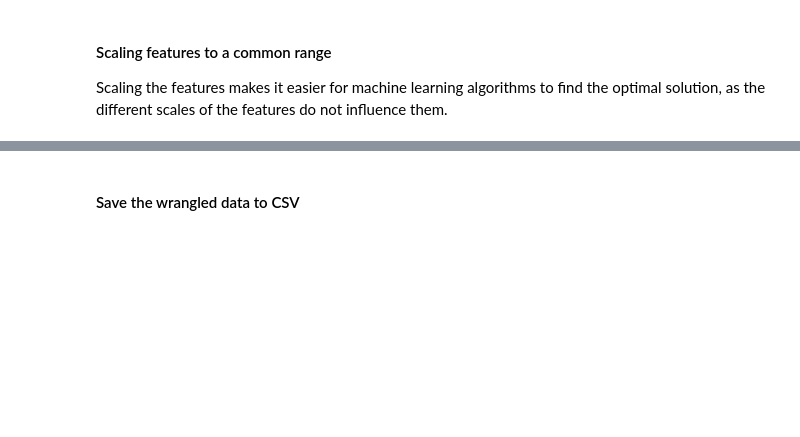
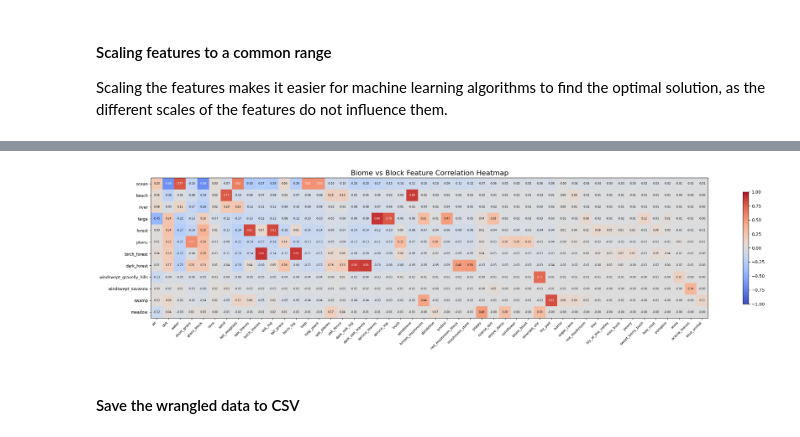
Before and after one commit to TempeHS/2026SE_MLOPSTask_Jasper.L, a Jupyter notebook: 2.Model_Development/2.1.Data_Wrangling/2.1.2.data_wrangling.ipynb, the cells around one changed output, grey strips where cells are left out. Drawn from its saved outputs; the diff is of its cells as text; code cells hidden in the pictures; blank space fills up the shorter version.

Commit message:
created a heatmap and started feature enginnering

```diff
--- a/2.Model_Development/2.1.Data_Wrangling/2.1.2.data_wrangling.ipynb
+++ b/2.Model_Development/2.1.Data_Wrangling/2.1.2.data_wrangling.ipynb
@@ -284,7 +283,6 @@ blocks = [
     "pumpkin",
     "snow",
     "acacia_leaves",
-    "acacia_log",
     "blue_orchid",
 ]
 
@@ -381,3 +383,54 @@ blue_orchid             0     14
+# %%
+import matplotlib.pyplot as plt
+import numpy as np
+
+# Encode dominant_biome as numeric for correlation
+biome_encoded = data_frame["dominant_biome"].astype("category").cat.codes
+
+# Compute correlation of each block with each biome (one-hot encoded)
+biomes = data_frame["dominant_biome"].unique()
+biome_block_corr = pd.DataFrame(index=biomes, columns=blocks, dtype=float)
+
+for biome in biomes:
+    # Create binary column: 1 if this biome, 0 otherwise
+    biome_indicator = (data_frame["dominant_biome"] == biome).astype(int)
+    for block in blocks:
+        biome_block_corr.loc[biome, block] = biome_indicator.corr(data_frame[block])
+
+fig, ax = plt.subplots(figsize=(24, 6))
+
+# Plot heatmap using imshow
+im = ax.imshow(
+    biome_block_corr.values.astype(float),
+    cmap="coolwarm",
+    vmin=-1,
+    vmax=1,
+    aspect="auto",
+)
+
+# Add colourbar
+fig.colorbar(im, ax=ax, shrink=0.8)
+
+# Annotate each cell with its correlation value
+for i in range(len(biomes)):
+    for j in range(len(blocks)):
+        val = biome_block_corr.iloc[i, j]
+        text_colour = "white" if abs(val) > 0.5 else "black"
+        ax.text(
+            j, i, f"{val:.2f}", ha="center", va="center", fontsize=6, color=text_colour
+        )
+
+# Set tick labels
+ax.set_xticks(range(len(blocks)))
+ax.set_yticks(range(len(biomes)))
+ax.set_xticklabels(blocks, rotation=45, ha="right", fontsize=8)
+ax.set_yticklabels(biomes, fontsize=9)
+
+ax.set_title("Biome vs Block Feature Correlation Heatmap", fontsize=16)
+plt.tight_layout()
+plt.show()
+# %% [output]
+[figure, added]
 # %% [markdown]
 #### Save the wrangled data to CSV
 # %%
```
Also changed, not shown: parts of 4 cells of this notebook, 5 other files.
